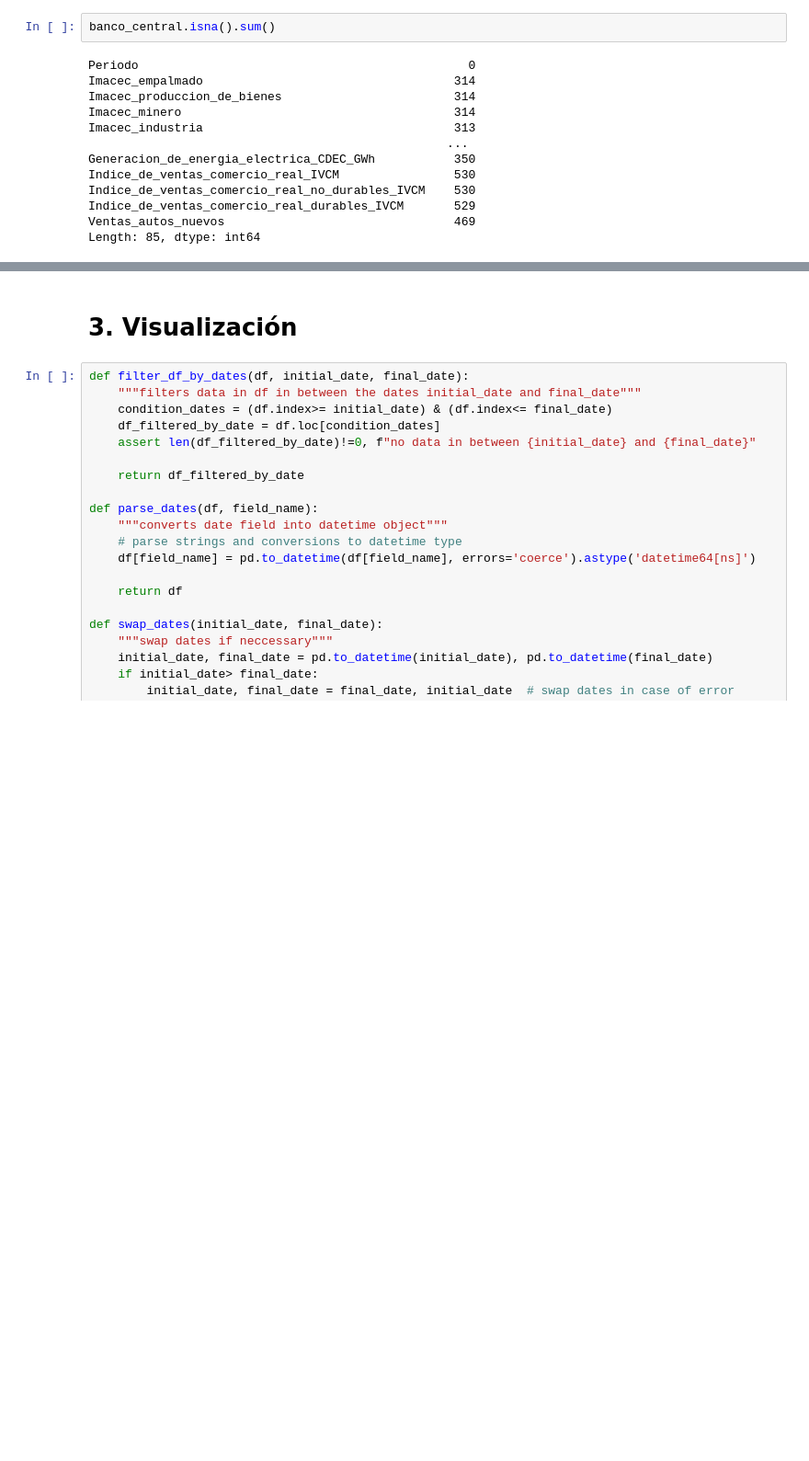
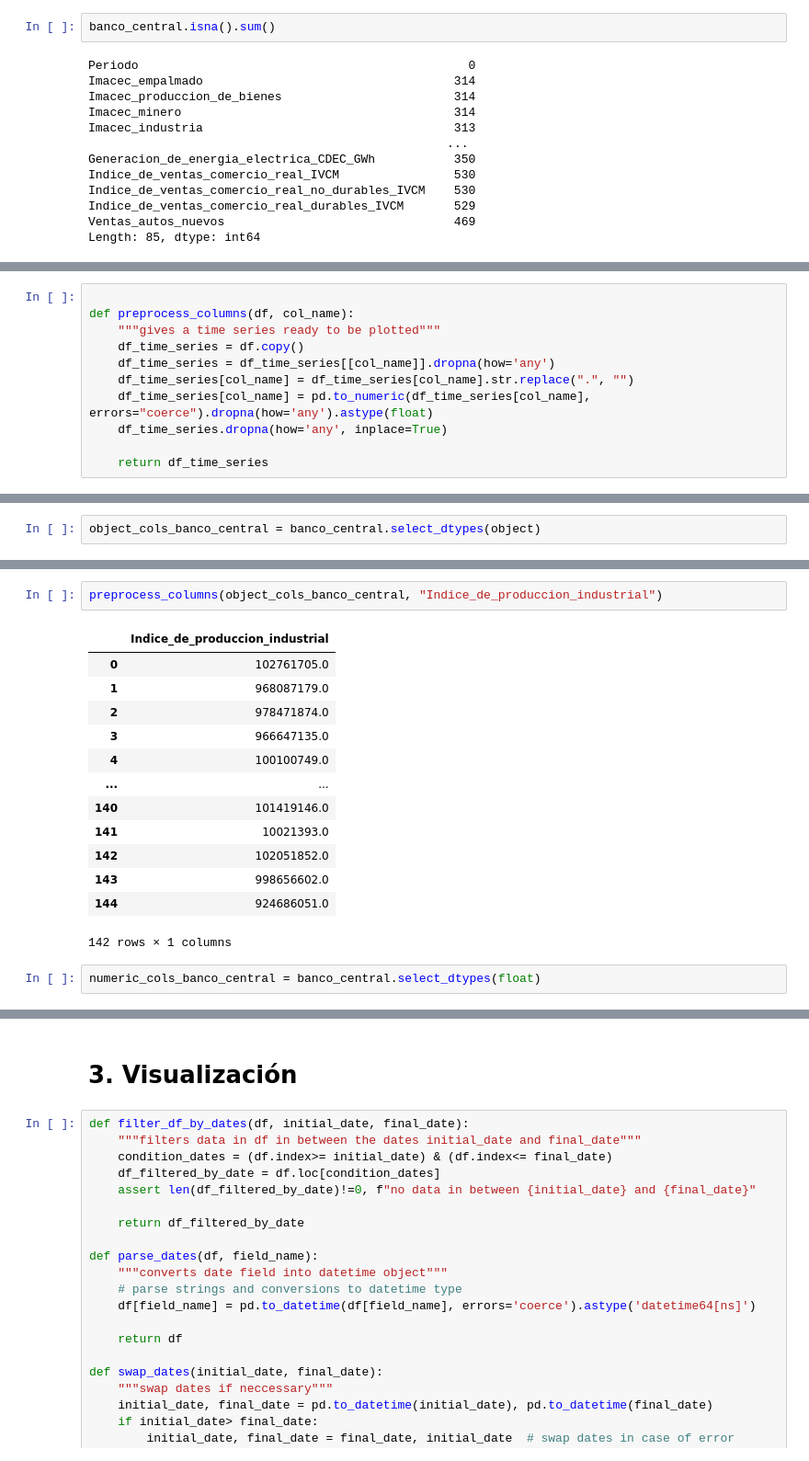
Before and after one commit to Reac92/solucion_spike, a Jupyter notebook: solucion.ipynb, the cells around one changed output, grey strips where cells are left out. Shown at 92% size. Cells and saved outputs as stored; diff of their text form; blank space fills up the shorter version.

```diff
--- a/solucion.ipynb
+++ b/solucion.ipynb
@@ -176,0 +211,11 @@ msno.bar(banco_central)
+# %%
+
+def preprocess_columns(df, col_name):
+    """gives a time series ready to be plotted"""
+    df_time_series = df.copy()
+    df_time_series = df_time_series[[col_name]].dropna(how='any')
+    df_time_series[col_name] = df_time_series[col_name].str.replace(".", "")
+    df_time_series[col_name] = pd.to_numeric(df_time_series[col_name], errors="coerce").dropna(how='any').astype(float)
+    df_time_series.dropna(how='any', inplace=True)
+
+    return df_time_series
@@ -176,0 +237,2 @@ msno.bar(banco_central)
+# %%
+object_cols_banco_central = banco_central.select_dtypes(object)
@@ -176,0 +259,18 @@ msno.bar(banco_central)
+# %%
+preprocess_columns(object_cols_banco_central, "Indice_de_produccion_industrial")
+# %% [output]
+|  | Indice_de_produccion_industrial |
+| 0 | 102761705.0 |
+| 1 | 968087179.0 |
+| 2 | 978471874.0 |
+| 3 | 966647135.0 |
+| 4 | 100100749.0 |
+| ... | ... |
+| 140 | 101419146.0 |
+| 141 | 10021393.0 |
+| 142 | 102051852.0 |
+| 143 | 998656602.0 |
+| 144 | 924686051.0 |
+142 rows × 1 columns
+# %%
+numeric_cols_banco_central = banco_central.select_dtypes(float)
```
Also changed, not shown: parts of 27 cells of this notebook.
